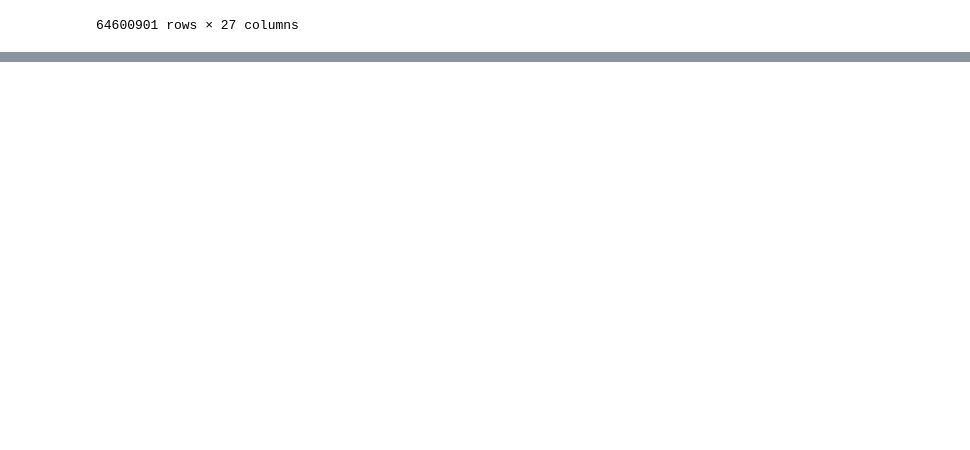
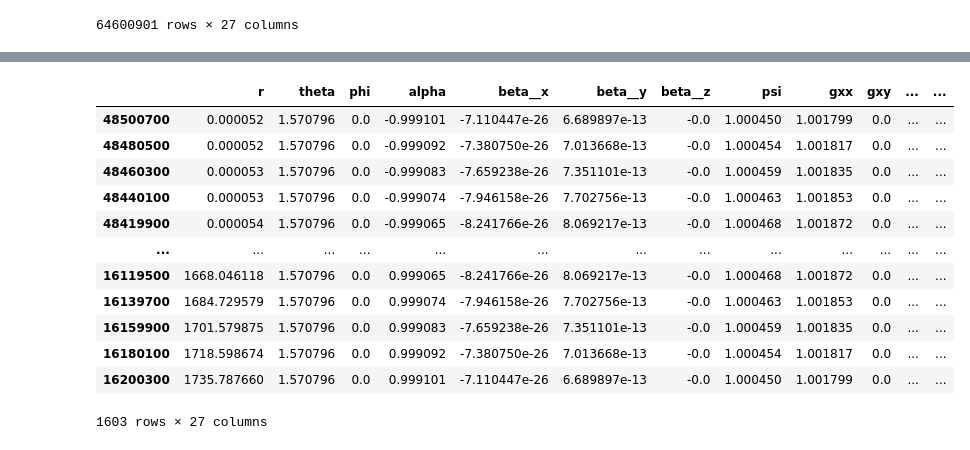
Before and after one commit to TsokarosRelativity/BlackHoleDiskProject, a Jupyter notebook: notebooks/interpolationcheck.ipynb, the cells around one changed output, grey strips where cells are left out. Saved outputs shown, nothing was run; the diff lists cells and outputs as text; code cells hidden in the pictures; blank space fills up the shorter version.

```diff
--- a/notebooks/interpolationcheck.ipynb
+++ b/notebooks/interpolationcheck.ipynb
@@ -27,6 +27,6 @@ df_interpolated
 103692348 rows × 27 columns
 # %%
-df_3d = pd.read_hdf("/data/sjammi6/thesisproject/updates/BlackHoleDiskProject/InitialData/routine1/October_15_2024_22-05/3D_data/all_data_routine1.h5", key="df")
+df_3d = pd.read_hdf("/data/sjammi6/thesisproject/BlackHoleDiskProject/InitialData/October_15_2024_22-05/3D_data/all_data_routine1.h5", key="df")
 df_3d
 # %% [output]
 |  | r | theta | phi | alpha | beta__x | beta__y | beta__z | psi | gxx | gxy | ... | ... |
@@ -46,0 +134,19 @@ p = (0.35,)
+# %%
+df_3d_xplane = df_3d[(df_3d.theta == dict(df_3d.theta.describe())["50%"]) & (df_3d.phi == dict(df_3d.phi.describe())["min"])]
+df_3d_xplane = df_3d_xplane.sort_values(by="r").drop_duplicates()
+df_3d_xplane.sort_values(by="r")
+df_3d_xplane
+# %% [output]
+|  | r | theta | phi | alpha | beta__x | beta__y | beta__z | psi | gxx | gxy | ... | ... |
+| 48500700 | 0.000052 | 1.570796 | 0.0 | -0.999101 | -7.110447e-26 | 6.689897e-13 | -0.0 | 1.000450 | 1.001799 | 0.0 | ... | ... |
+| 48480500 | 0.000052 | 1.570796 | 0.0 | -0.999092 | -7.380750e-26 | 7.013668e-13 | -0.0 | 1.000454 | 1.001817 | 0.0 | ... | ... |
+| 48460300 | 0.000053 | 1.570796 | 0.0 | -0.999083 | -7.659238e-26 | 7.351101e-13 | -0.0 | 1.000459 | 1.001835 | 0.0 | ... | ... |
+| 48440100 | 0.000053 | 1.570796 | 0.0 | -0.999074 | -7.946158e-26 | 7.702756e-13 | -0.0 | 1.000463 | 1.001853 | 0.0 | ... | ... |
+| 48419900 | 0.000054 | 1.570796 | 0.0 | -0.999065 | -8.241766e-26 | 8.069217e-13 | -0.0 | 1.000468 | 1.001872 | 0.0 | ... | ... |
+| ... | ... | ... | ... | ... | ... | ... | ... | ... | ... | ... | ... | ... |
+| 16119500 | 1668.046118 | 1.570796 | 0.0 | 0.999065 | -8.241766e-26 | 8.069217e-13 | -0.0 | 1.000468 | 1.001872 | 0.0 | ... | ... |
+| 16139700 | 1684.729579 | 1.570796 | 0.0 | 0.999074 | -7.946158e-26 | 7.702756e-13 | -0.0 | 1.000463 | 1.001853 | 0.0 | ... | ... |
+| 16159900 | 1701.579875 | 1.570796 | 0.0 | 0.999083 | -7.659238e-26 | 7.351101e-13 | -0.0 | 1.000459 | 1.001835 | 0.0 | ... | ... |
+| 16180100 | 1718.598674 | 1.570796 | 0.0 | 0.999092 | -7.380750e-26 | 7.013668e-13 | -0.0 | 1.000454 | 1.001817 | 0.0 | ... | ... |
+| 16200300 | 1735.787660 | 1.570796 | 0.0 | 0.999101 | -7.110447e-26 | 6.689897e-13 | -0.0 | 1.000450 | 1.001799 | 0.0 | ... | ... |
+1603 rows × 27 columns
```
Also changed, not shown: parts of 62 cells of this notebook, 4 other files.
